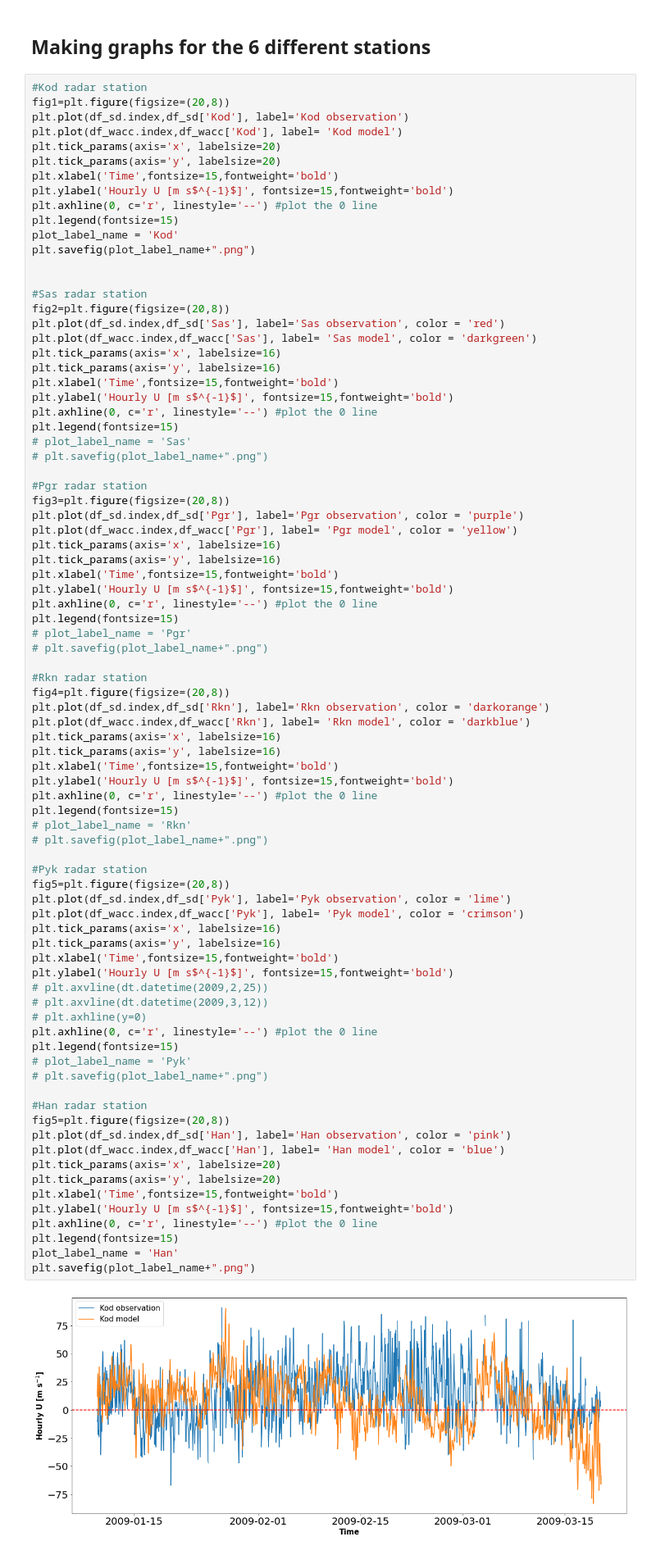
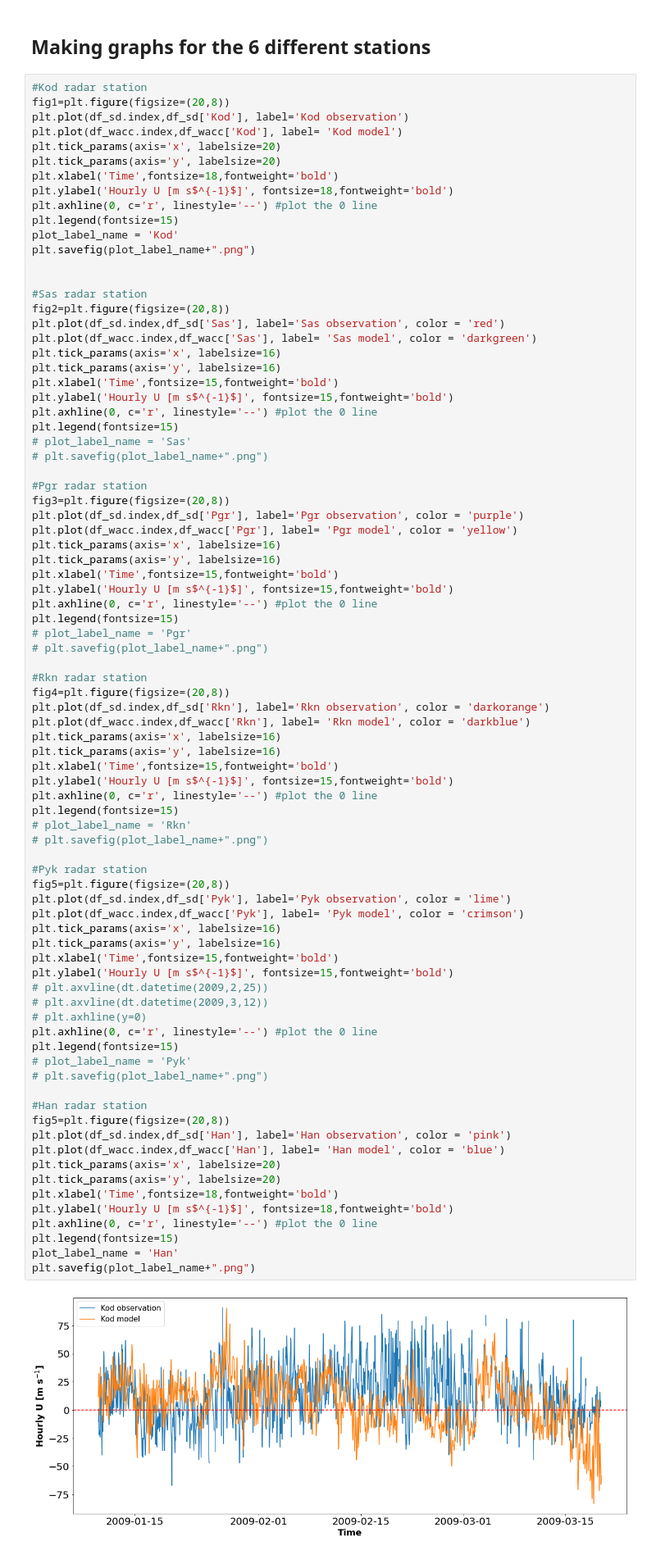
Before and after one commit to 7AlonsoRaikiri7/SummerREU, a Jupyter notebook: U_superdarn_waccmxdart_hrly.ipynb, the cells around one changed output. Shown at 82% size. Drawn from its saved outputs; the diff is of its cells as text.

```diff
--- a/U_superdarn_waccmxdart_hrly.ipynb
+++ b/U_superdarn_waccmxdart_hrly.ipynb
@@ -104,8 +104,8 @@ plt.plot(df_sd.index,df_sd['Kod'], label='Kod observation')
 plt.plot(df_wacc.index,df_wacc['Kod'], label= 'Kod model')
 plt.tick_params(axis='x', labelsize=20)
 plt.tick_params(axis='y', labelsize=20)
-plt.xlabel('Time',fontsize=15,fontweight='bold')
-plt.ylabel('Hourly U [m s$^{-1}$]', fontsize=15,fontweight='bold')
+plt.xlabel('Time',fontsize=18,fontweight='bold')
+plt.ylabel('Hourly U [m s$^{-1}$]', fontsize=18,fontweight='bold')
 plt.axhline(0, c='r', linestyle='--') #plot the 0 line
 plt.legend(fontsize=15)
 plot_label_name = 'Kod'
@@ -151,36 +151,36 @@ plt.legend(fontsize=15)
 # plot_label_name = 'Rkn'
 # plt.savefig(plot_label_name+".png")
 
 #Pyk radar station
 fig5=plt.figure(figsize=(20,8))
 plt.plot(df_sd.index,df_sd['Pyk'], label='Pyk observation', color = 'lime')
 plt.plot(df_wacc.index,df_wacc['Pyk'], label= 'Pyk model', color = 'crimson')
 plt.tick_params(axis='x', labelsize=16)
 plt.tick_params(axis='y', labelsize=16)
 plt.xlabel('Time',fontsize=15,fontweight='bold')
 plt.ylabel('Hourly U [m s$^{-1}$]', fontsize=15,fontweight='bold')
 # plt.axvline(dt.datetime(2009,2,25))
 # plt.axvline(dt.datetime(2009,3,12))
 # plt.axhline(y=0)
 plt.axhline(0, c='r', linestyle='--') #plot the 0 line
 plt.legend(fontsize=15)
 # plot_label_name = 'Pyk'
 # plt.savefig(plot_label_name+".png")
 
 #Han radar station
 fig5=plt.figure(figsize=(20,8))
 plt.plot(df_sd.index,df_sd['Han'], label='Han observation', color = 'pink')
 plt.plot(df_wacc.index,df_wacc['Han'], label= 'Han model', color = 'blue')
 plt.tick_params(axis='x', labelsize=20)
 plt.tick_params(axis='y', labelsize=20)
-plt.xlabel('Time',fontsize=15,fontweight='bold')
-plt.ylabel('Hourly U [m s$^{-1}$]', fontsize=15,fontweight='bold')
+plt.xlabel('Time',fontsize=18,fontweight='bold')
+plt.ylabel('Hourly U [m s$^{-1}$]', fontsize=18,fontweight='bold')
 plt.axhline(0, c='r', linestyle='--') #plot the 0 line
 plt.legend(fontsize=15)
 plot_label_name = 'Han'
 plt.savefig(plot_label_name+".png")
 # %% [output]
-[figure, old version]
+[figure, new version]
 [figure]
 [figure]
 [figure]
```
Also changed, not shown: parts of 14 cells of this notebook, 1 other file.
